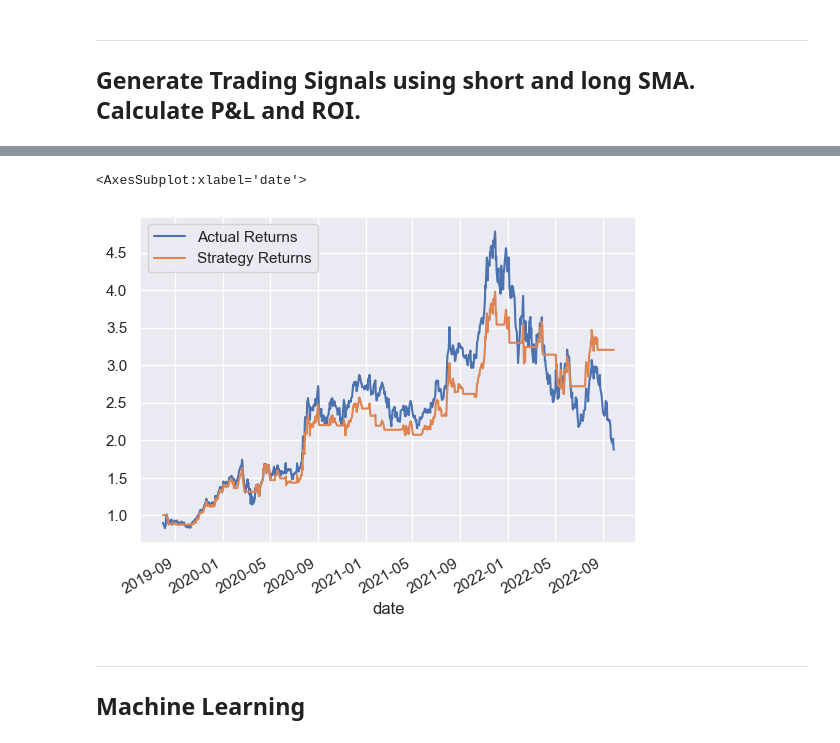
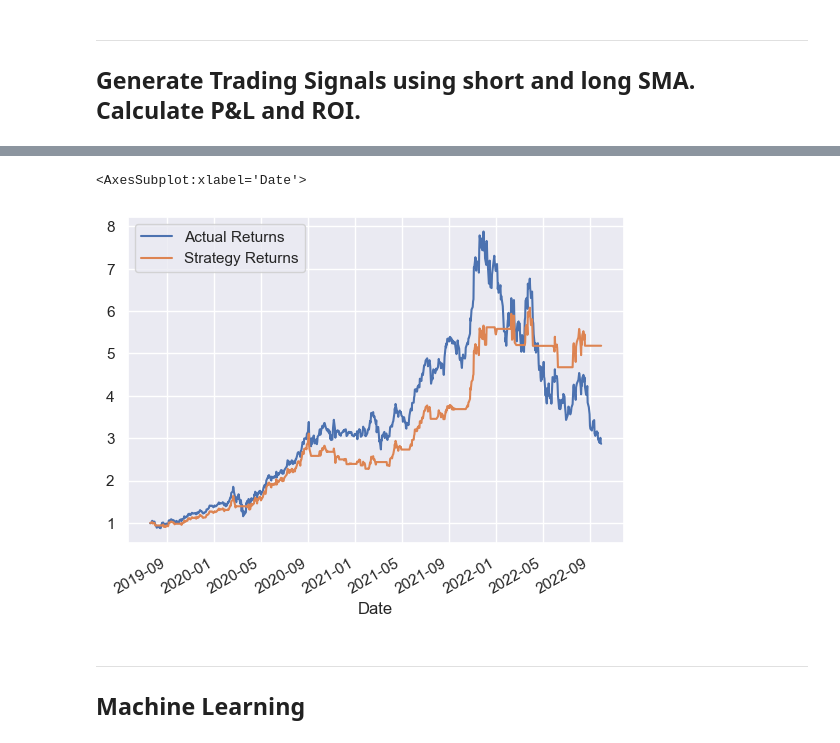
Before and after one commit to jamestan8292/Trading_Bot, a Jupyter notebook: main_ml.ipynb, the cells around one changed output, grey strips where cells are left out. Drawn from its saved outputs; the diff is of its cells as text; code cells hidden in the pictures.

```diff
--- a/main_ml.ipynb
+++ b/main_ml.ipynb
@@ -116,12 +75,14 @@ ___
 ## Use Technical Indicators to generate additional features for machine learning
 # %%
 # Add technical indicators to dataframe
-data = ti.CCI(data, CCI_period) # Feature - CCI (Commodity Channel Index)
-data = ti.EVM(data, EVM_period) # Feature - EVM (Ease of Movement)
-data = ti.SMA_EWMA(data, SMA_EWMA_period_list) # Features - SMA (Simple Moving Average) & EWMA (Exponentially Weighted Moving Average)
-data = ti.ROC(data, ROC_period) # Feature - ROC (price Rate Of Change)
-data = ti.BBands(data, BBands_period) # Feature - Bolinger Bands
-data = ti.FI(data, FI_period) # Feature - Force Index
-data = data.dropna().astype('float')
-data
+df = ti.CCI(df, CCI_period) # Feature - CCI (Commodity Channel Index)
+df = ti.EVM(df, EVM_period) # Feature - EVM (Ease of Movement)
+df = ti.SMA_EWMA(df, SMA_EWMA_period_list) # Features - SMA (Simple Moving Average) & EWMA (Exponentially Weighted Moving Average)
+df = ti.ROC(df, ROC_period) # Feature - ROC (price Rate Of Change)
+df = ti.BBands(df, BBands_period) # Feature - Bolinger Bands
+df = ti.FI(df, FI_period) # Feature - Force Index
+df = df.dropna().astype('float')
+
+# df.to_csv(outfile)
+df.head()
 # %% [output]
@@ -148,4 +99,7 @@ data['Signal'] = 0.0
 # %%
+# Create a column to hold the trading signal
+df['Signal'] = 0.0
+
 # Generate the trading signal 0 or 1,
 # where 1 is the short-window greater than the long-window
 # and 0 is when the condition is not met
@@ -153,9 +107,13 @@ data['Signal'] = 0.0
 SMA_short = ('SMA_' + str(short_window))
 SMA_long = ('SMA_' + str(long_window))
 
-data['Signal'][short_window:] = np.where(
-    data[SMA_short][short_window:] > data[SMA_long][short_window:], 1.0, 0.0
+df['Signal'][short_window:] = np.where(
+    df[SMA_short][short_window:] > df[SMA_long][short_window:], 1.0, 0.0
 )
 
-data.tail(10)
+# Calculate the points in time when the Signal value changes
+# Identify trade entry (1) and exit (-1) points
+df['Entry/Exit'] = df['Signal'].diff()
+
+df.head()
 # %% [output]
@@ -323,3 +184,5 @@ data
+# %%
+df, initial_investment, accumulated_shares = trade.gain_loss(df)
 # %%
 # Accumulated shares should show zero since all remaining shares have been sold at 'last' day of dataset
 print("Accumulated shares =", accumulated_shares)
@@ -351,14 +212,14 @@ data.to_csv(filepath)
 # %%
 # Filter the date index and close columns
-data_bt = data.loc[:, ['close', 'Signal']]
+df_bt = df.loc[:, ['Close', 'Signal']]
 
 # Use the pct_change function to generate  returns from close prices
-data_bt["Actual Returns"] = data_bt["close"].pct_change()
+df_bt["Actual Returns"] = df_bt["Close"].pct_change()
 
 # Drop all NaN values from the DataFrame
-data_bt = data_bt.dropna()
+df_bt = df_bt.dropna()
 
-data_bt['Strategy Returns'] = (data_bt['Actual Returns'] * data_bt['Signal'])
+df_bt['Strategy Returns'] = (df_bt['Actual Returns'] * df_bt['Signal'])
 
-data_bt
+df_bt.head()
 # %% [output]
@@ -379,8 +233,8 @@ data_bt
 # %%
-(1 + data_bt[['Actual Returns', 'Strategy Returns']]).cumprod().plot()
+(1 + df_bt[['Actual Returns', 'Strategy Returns']]).cumprod().plot()
 # %% [output]
-<AxesSubplot:xlabel='date'>
+<AxesSubplot:xlabel='Date'>
-[figure, old version]
+[figure, new version]
 # %% [markdown]
 ---
 ## Machine Learning
```
Also changed, not shown: parts of 31 cells of this notebook, 7 other files.
